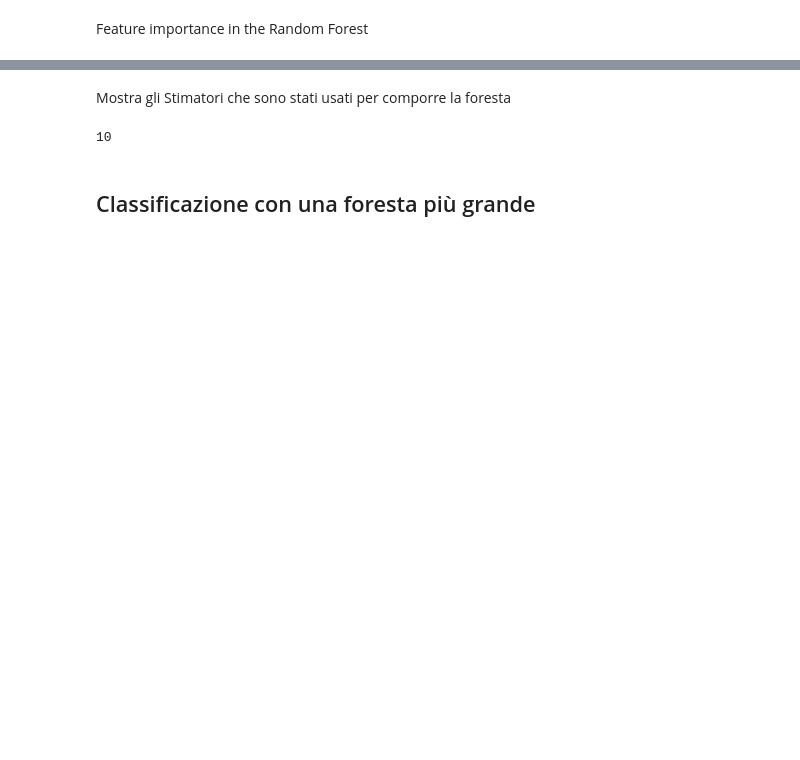
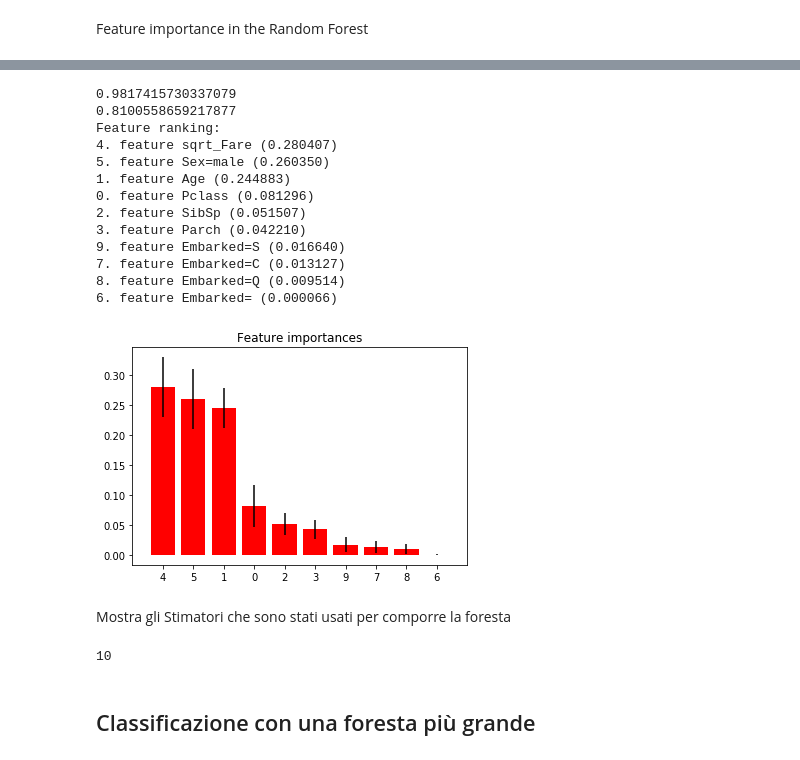
Before and after one commit to giacomomasier/machine_learning_course, a Jupyter notebook: Forest,_Features_and_LightGBM.ipynb, the cells around one changed output, grey strips where cells are left out. Drawn from its saved outputs; the diff is of its cells as text; code cells hidden in the pictures; blank space fills up the shorter version.

```diff
--- a/Forest,_Features_and_LightGBM.ipynb
+++ b/Forest,_Features_and_LightGBM.ipynb
@@ -157,3 +160,57 @@ Feature ranking:
+# %%
+### prova togliendo un sesso
+
+def prepare_data2(data):
+    """Takes a dataframe of raw data and returns ML model features
+    """
+
+    # Initially, we build a model only on the available numerical values
+    features = data.drop(["PassengerId", "Survived", "Fare", "Name", "Sex", "Ticket", "Cabin", "Embarked"], axis=1)
+
+    # Setting missing age values to -1
+    features["Age"] = data["Age"].fillna(-1)
+
+    # Adding the sqrt of the fare feature
+    features["sqrt_Fare"] = np.sqrt(data["Fare"])
+
+    # Adding gender categorical value
+    features = features.join( cat_to_num(data['Sex']))
+
+    # Adding Embarked categorical value
+    features = features.join( cat_to_num(data['Embarked'].fillna("")) )
+
+    features = features.drop(['Sex=female'], axis=1)
+
+    return features
+
+data = pandas.read_csv("https://raw.githubusercontent.com/thimotyb/real-world-machine-learning/master/data/titanic.csv")
+data_train2 = data[:int(0.8*len(data))]
+data_test2 = data[int(0.8*len(data)):]
+
+
+features = prepare_data2(data_train2)
+
+forest = ensemble.RandomForestClassifier(n_estimators=5000, bootstrap=True, max_features="sqrt")
+forest.fit(features, data_train2["Survived"])
+print(forest.score(features, data_train2["Survived"]))
+print(forest.score(prepare_data2(data_test), data_test2["Survived"]))
+
+show_features(forest, features, data_train2["Survived"])
+# %% [output]
+0.9817415730337079
+0.8100558659217877
+Feature ranking:
+4. feature sqrt_Fare (0.280407)
+5. feature Sex=male (0.260350)
+1. feature Age (0.244883)
+0. feature Pclass (0.081296)
+2. feature SibSp (0.051507)
+3. feature Parch (0.042210)
+9. feature Embarked=S (0.016640)
+7. feature Embarked=C (0.013127)
+8. feature Embarked=Q (0.009514)
+6. feature Embarked= (0.000066)
+[figure, added]
 # %% [markdown]
 Mostra gli Stimatori che sono stati usati per comporre la foresta
 # %%
```
Also changed, not shown: parts of 6 cells of this notebook.
